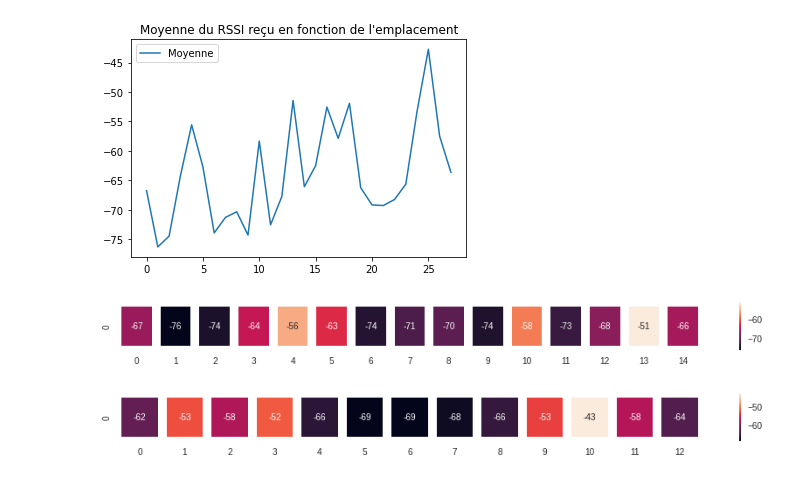
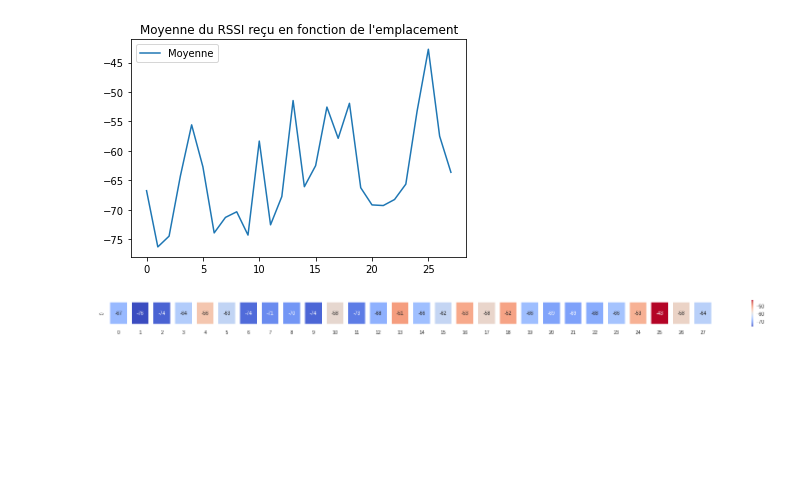
Before and after one commit to ldsvrn/sae15-wifi, a Jupyter notebook: notebooks/Notebook.ipynb, the cells around one changed output. Cells and saved outputs as stored; diff of their text form; code cells hidden in the pictures; blank space fills up the shorter version.

```diff
--- a/notebooks/Notebook.ipynb
+++ b/notebooks/Notebook.ipynb
@@ -333,28 +333,17 @@ plt.show()
 # %%
 import seaborn as sns
 import numpy as np
 
-mean_rdc = []
-for i in range(15):
-    mean_rdc.append(m_uha.mean_mac_loc(m_uha.get_most_powerful(i), i))
-
-mean_premier = []
-for i in range(15, 28):
-    mean_premier.append(m_uha.mean_mac_loc(m_uha.get_most_powerful(i), i))
+mean = []
+for i in range(28):
+    mean.append(m_uha.mean_mac_loc(m_uha.get_most_powerful(i), i))
 
 plt.style.use("seaborn")
-plt.figure(figsize=(15,1))
+plt.figure(figsize=(28,1))
 
-data = np.asarray(mean_rdc).reshape(1,15)
-heat_map = sns.heatmap(data, linewidths=10, annot = True)
+data = np.asarray(mean).reshape(1,28)
+heat_map = sns.heatmap(data, linewidths=10, annot = True, cmap="coolwarm")
+plt.savefig("../output/heatmap.png", dpi=600, transparent=True)
 plt.show()
-
-
-plt.figure(figsize=(15,1))
-
-data = np.asarray(mean_premier).reshape(1,13)
-heat_map = sns.heatmap(data, linewidths=10, annot = True)
-plt.show()
 # %% [output]
-[figure, old version]
+[figure, new version]
-[figure, removed]
```
